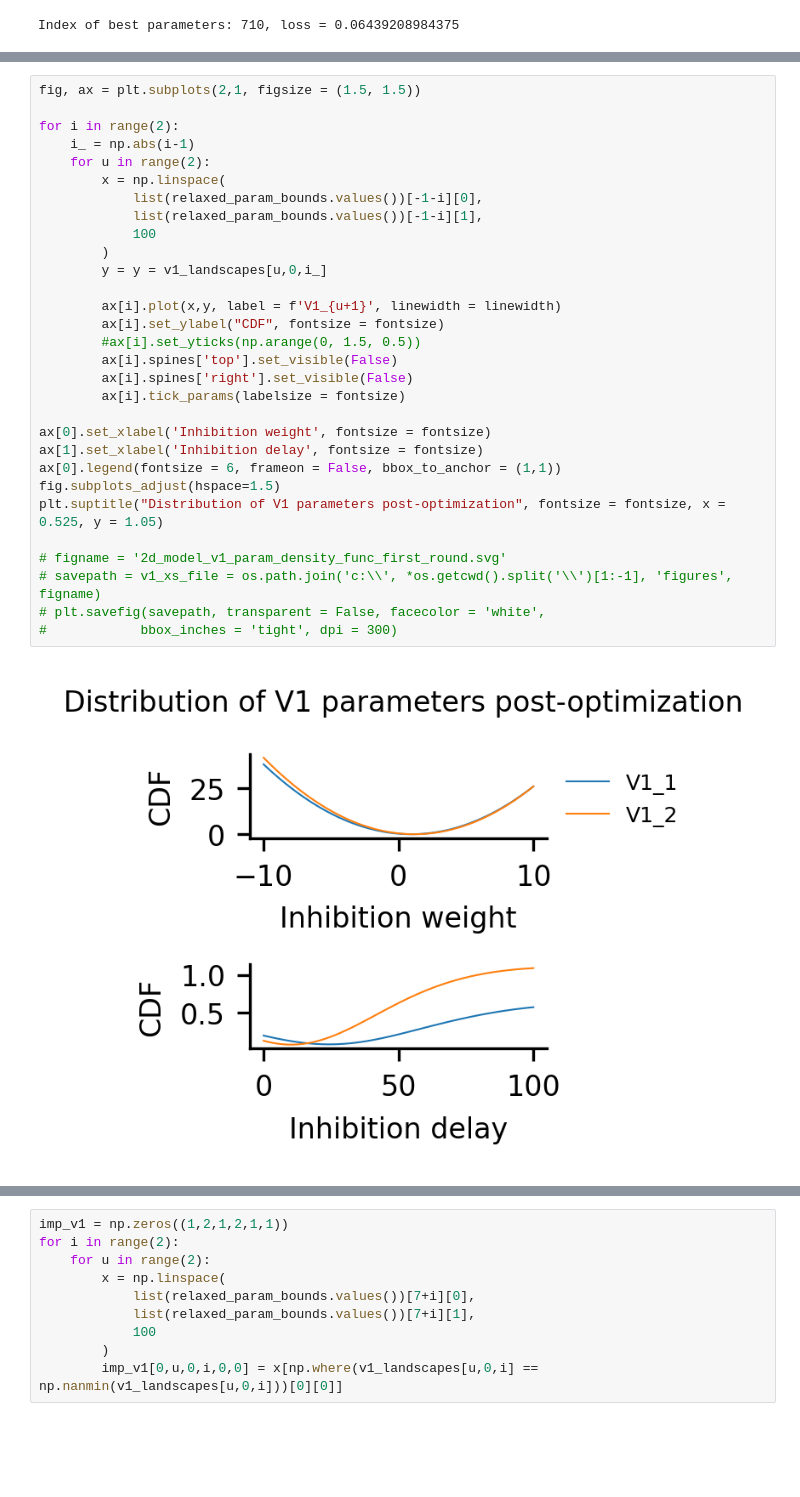
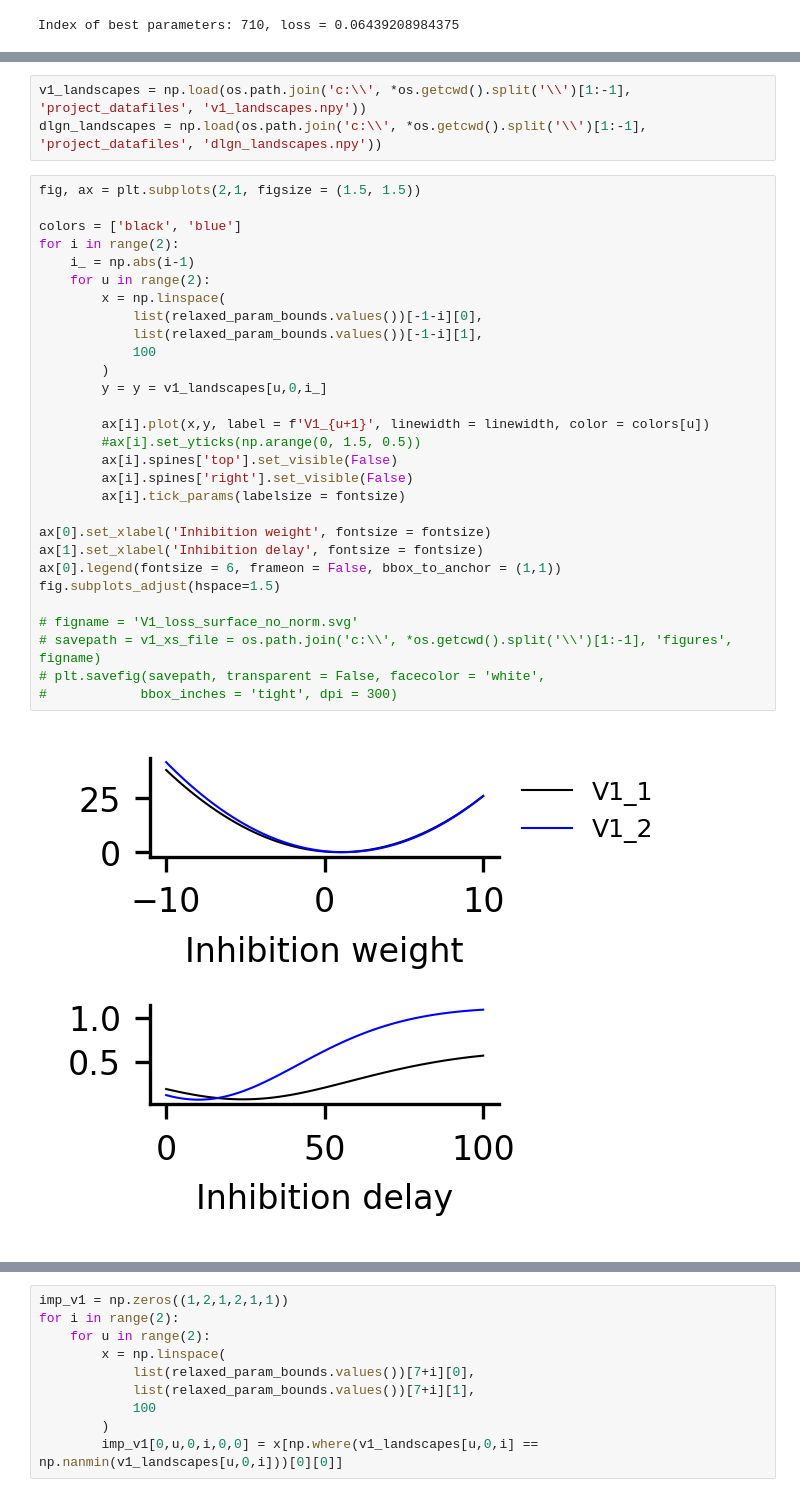
Before and after one commit to Elsayedaa/synergistic_geniculocortical_circuit_model, a Jupyter notebook: analysis/2.6_loss_landscape_mapping.ipynb, the cells around one changed output, grey strips where cells are left out. Cells and saved outputs as stored; diff of their text form; blank space fills up the shorter version.

```diff
--- a/analysis/2.6_loss_landscape_mapping.ipynb
+++ b/analysis/2.6_loss_landscape_mapping.ipynb
@@ -148,32 +149,34 @@ for param, key in enumerate(list(relaxed_param_bounds.keys())[:7]):
+# %%
+v1_landscapes = np.load(os.path.join('c:\\', *os.getcwd().split('\\')[1:-1], 'project_datafiles', 'v1_landscapes.npy'))
+dlgn_landscapes = np.load(os.path.join('c:\\', *os.getcwd().split('\\')[1:-1], 'project_datafiles', 'dlgn_landscapes.npy'))
 # %%
 fig, ax = plt.subplots(2,1, figsize = (1.5, 1.5))
 
+colors = ['black', 'blue']
 for i in range(2):
     i_ = np.abs(i-1)
     for u in range(2):
         x = np.linspace(
             list(relaxed_param_bounds.values())[-1-i][0],
             list(relaxed_param_bounds.values())[-1-i][1],
             100
         )
         y = y = v1_landscapes[u,0,i_]
 
-        ax[i].plot(x,y, label = f'V1_{u+1}', linewidth = linewidth)
-        ax[i].set_ylabel("CDF", fontsize = fontsize)
+        ax[i].plot(x,y, label = f'V1_{u+1}', linewidth = linewidth, color = colors[u])
         #ax[i].set_yticks(np.arange(0, 1.5, 0.5))
         ax[i].spines['top'].set_visible(False)
         ax[i].spines['right'].set_visible(False)
         ax[i].tick_params(labelsize = fontsize)
 
 ax[0].set_xlabel('Inhibition weight', fontsize = fontsize)
 ax[1].set_xlabel('Inhibition delay', fontsize = fontsize)
 ax[0].legend(fontsize = 6, frameon = False, bbox_to_anchor = (1,1))
 fig.subplots_adjust(hspace=1.5)
-plt.suptitle("Distribution of V1 parameters post-optimization", fontsize = fontsize, x = 0.525, y = 1.05)
 
-# figname = '2d_model_v1_param_density_func_first_round.svg'
+# figname = 'V1_loss_surface_no_norm.svg'
 # savepath = v1_xs_file = os.path.join('c:\\', *os.getcwd().split('\\')[1:-1], 'figures', figname)
 # plt.savefig(savepath, transparent = False, facecolor = 'white',
 #            bbox_inches = 'tight', dpi = 300)
 # %% [output]
-[figure, old version]
+[figure, new version]
```
Also changed, not shown: parts of 11 cells of this notebook, 46 other files.
